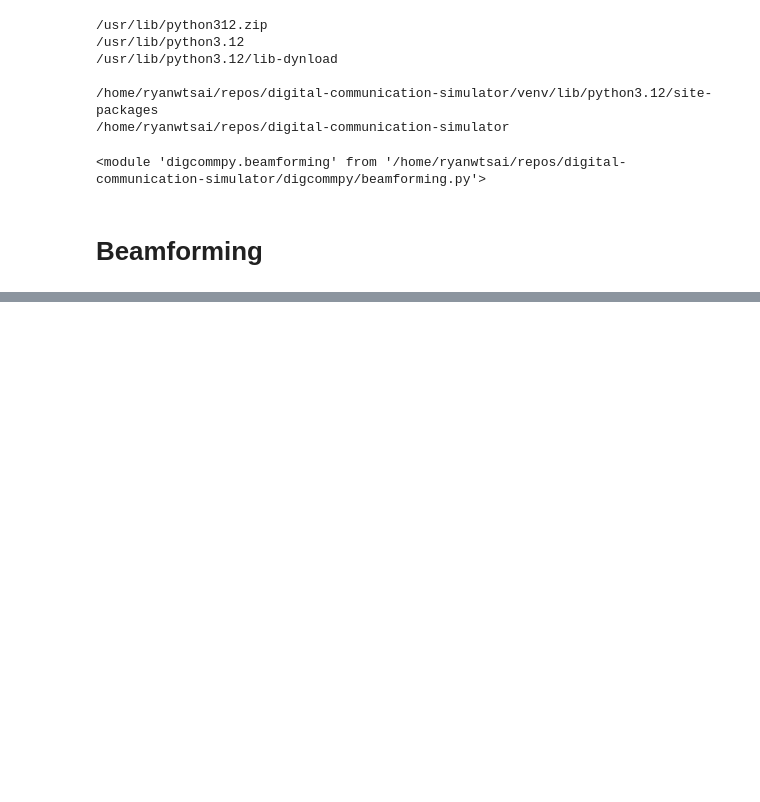
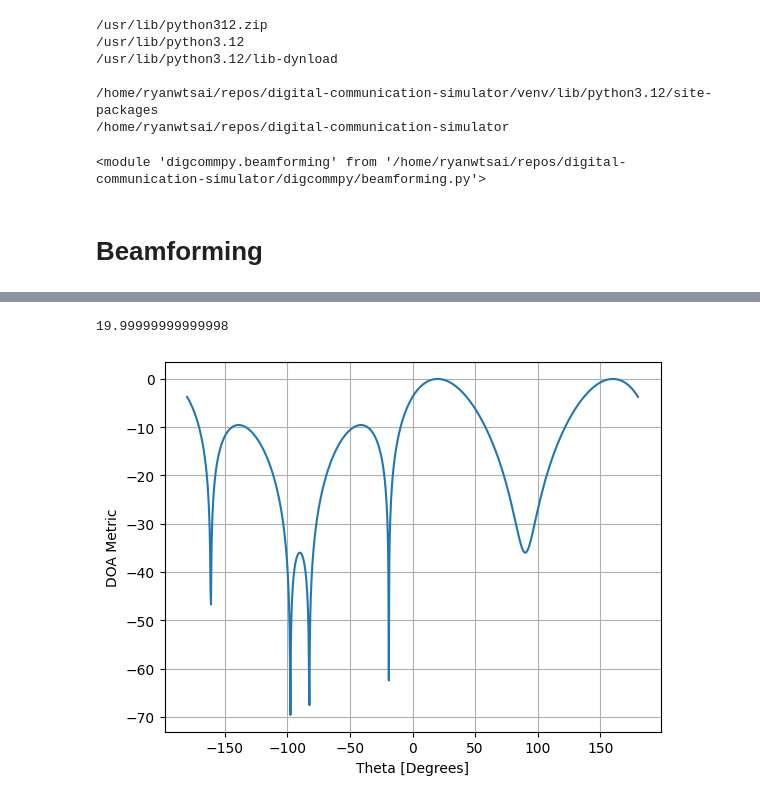
Before and after one commit to rfdspeng/digital-communication-simulator, a Jupyter notebook: notebooks/beamforming_testbench.ipynb, the cells around one changed output, grey strips where cells are left out. Drawn from its saved outputs; the diff is of its cells as text; code cells hidden in the pictures; blank space fills up the shorter version.

```diff
--- a/notebooks/beamforming_testbench.ipynb
+++ b/notebooks/beamforming_testbench.ipynb
@@ -95,0 +163,20 @@ ax.grid()
+# %%
+theta_scan = np.linspace(-1*np.pi, np.pi, 1000) # 1000 different thetas between -180 and +180 degrees
+results = []
+for theta_i in theta_scan:
+   w = np.exp(2j * np.pi * d * np.arange(Nr) * np.sin(theta_i)) # Conventional, aka delay-and-sum, beamformer
+   X_weighted = w.conj().T @ X # apply our weights. remember X is 3x10000
+   results.append(10*np.log10(np.var(X_weighted))) # power in signal, in dB so its easier to see small and large lobes at the same time
+results -= np.max(results) # normalize (optional)
+
+# print angle that gave us the max value
+print(theta_scan[np.argmax(results)] * 180 / np.pi) # 19.99999999999998
+
+plt.plot(theta_scan*180/np.pi, results) # lets plot angle in degrees
+plt.xlabel("Theta [Degrees]")
+plt.ylabel("DOA Metric")
+plt.grid()
+plt.show()
+# %% [output]
+19.99999999999998
+[figure, added]
```
Also changed, not shown: parts of 6 cells of this notebook, 1 other file.
